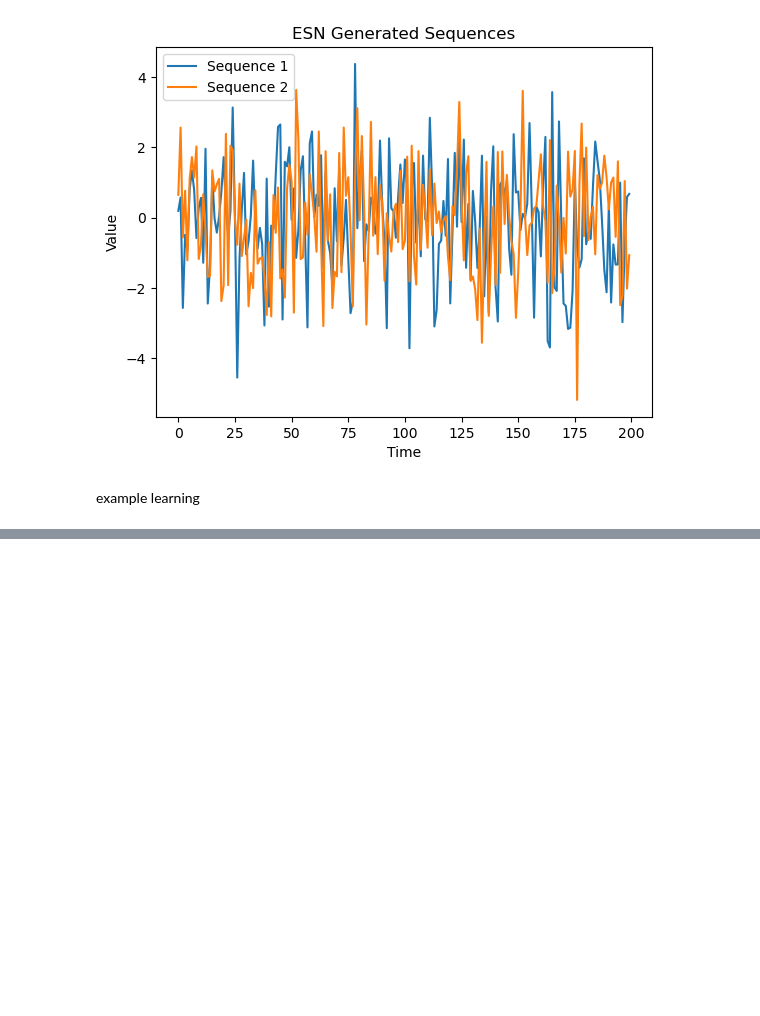
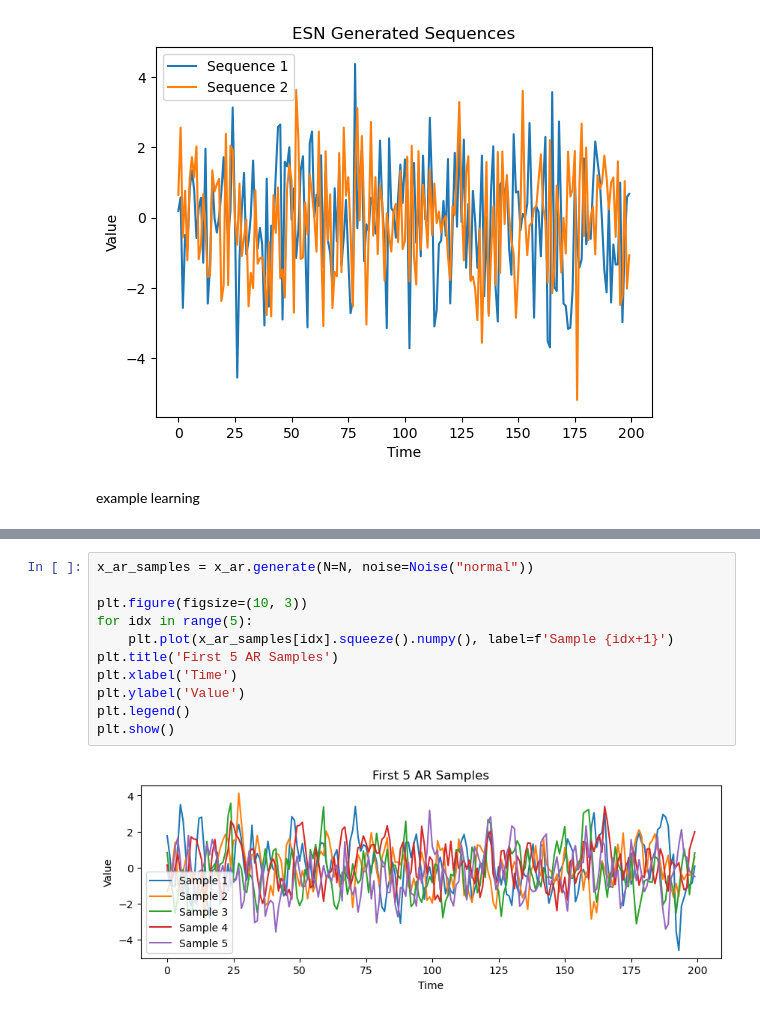
Before and after one commit to omersuder5/My_trial_space, a Jupyter notebook: random_testing_notebook.ipynb, the cells around one changed output, grey strips where cells are left out. Drawn from its saved outputs; the diff is of its cells as text; blank space fills up the shorter version.

```diff
--- a/random_testing_notebook.ipynb
+++ b/random_testing_notebook.ipynb
@@ -322,0 +376,13 @@ executing.executing.NotOneValueFound: Expected one value, found 0
+# %%
+x_ar_samples = x_ar.generate(N=N, noise=Noise("normal"))
+
+plt.figure(figsize=(10, 3))
+for idx in range(5):
+    plt.plot(x_ar_samples[idx].squeeze().numpy(), label=f'Sample {idx+1}')
+plt.title('First 5 AR Samples')
+plt.xlabel('Time')
+plt.ylabel('Value')
+plt.legend()
+plt.show()
+# %% [output]
+[figure, added]
```
Also changed, not shown: parts of 11 cells of this notebook, 5 other files.
